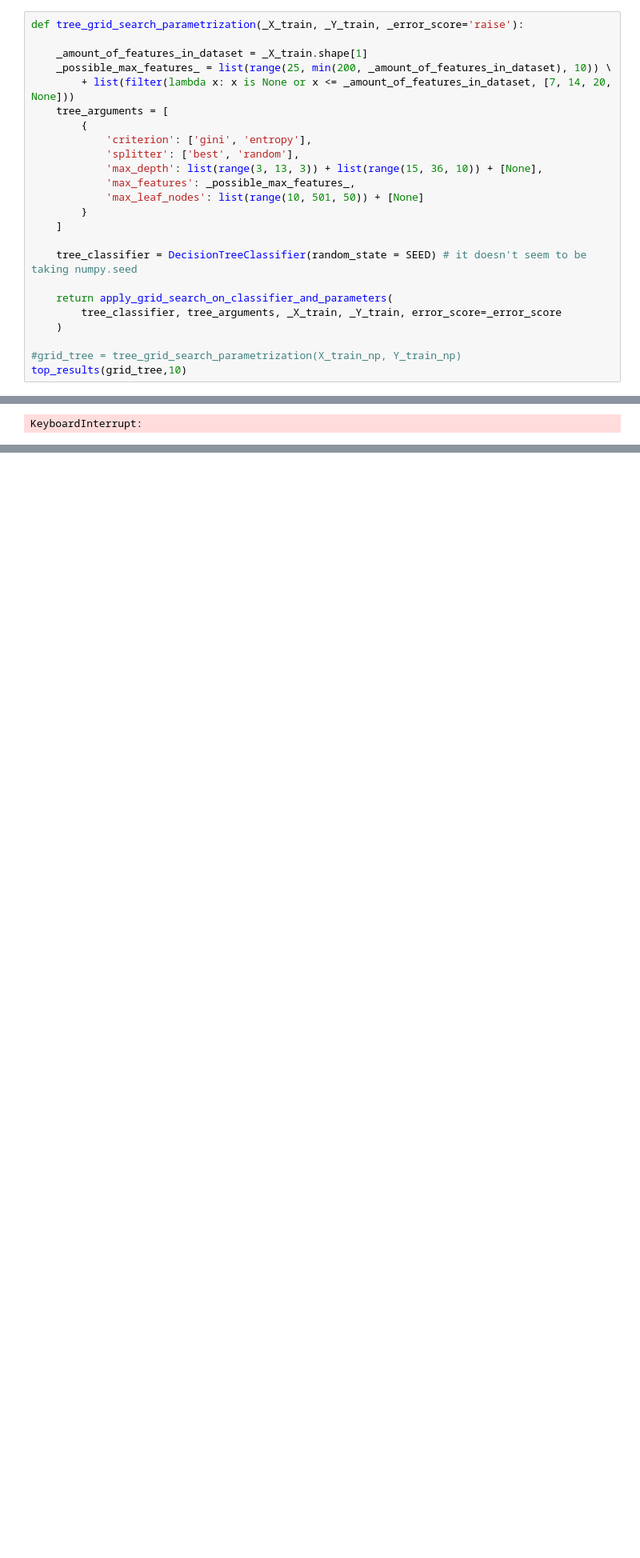
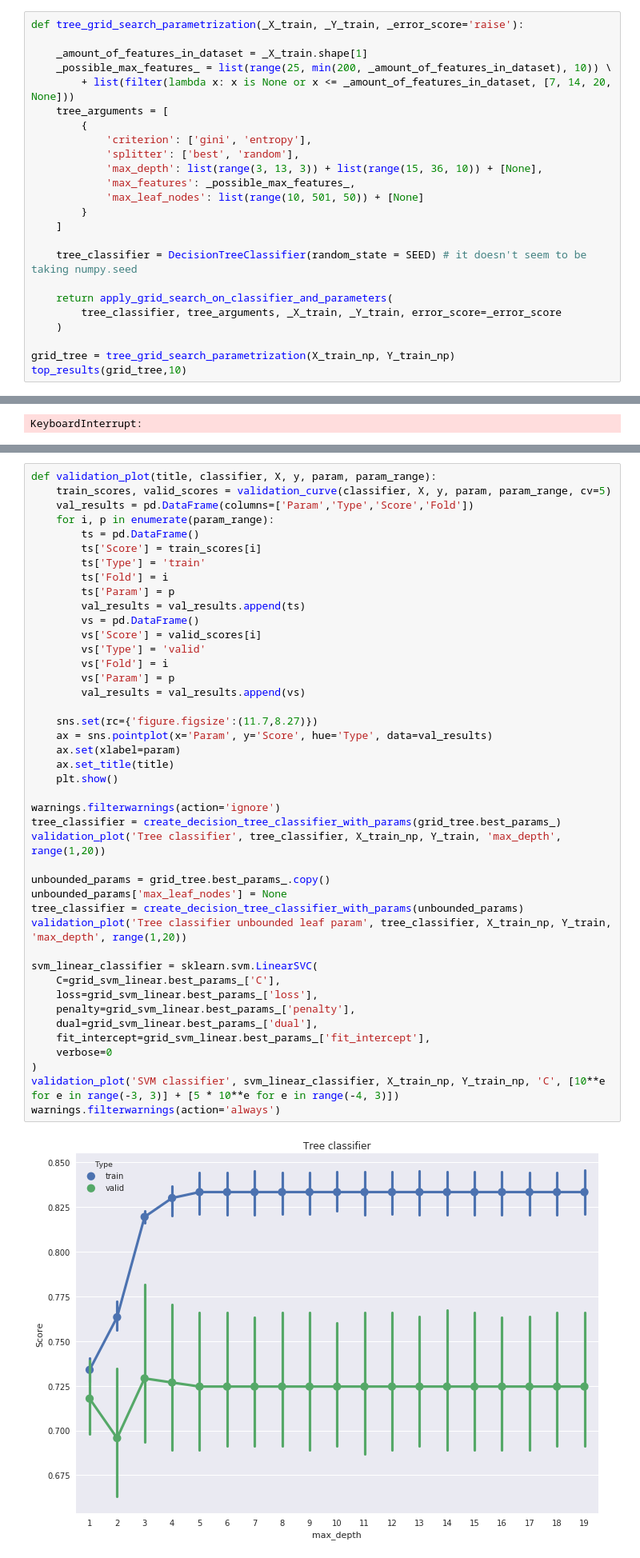
Before and after one commit to BrianBohe/aa-notebooks, a Jupyter notebook: TP1/TP1.ipynb, the cells around one changed output, grey strips where cells are left out. Shown at 80% size. Cells and saved outputs as stored; diff of their text form; blank space fills up the shorter version.

```diff
--- a/TP1/TP1.ipynb
+++ b/TP1/TP1.ipynb
@@ -438,5 +439,5 @@ def tree_grid_search_parametrization(_X_train, _Y_train, _error_score='raise'):
         tree_classifier, tree_arguments, _X_train, _Y_train, error_score=_error_score
     )
 
-#grid_tree = tree_grid_search_parametrization(X_train_np, Y_train_np)
+grid_tree = tree_grid_search_parametrization(X_train_np, Y_train_np)
 top_results(grid_tree,10)
@@ -1149,3 +1396,48 @@ En este punto, se pide inspeccionar dos de sus mejores modelos encontrados hasta
 
 
 ----
+# %%
+def validation_plot(title, classifier, X, y, param, param_range):
+    train_scores, valid_scores = validation_curve(classifier, X, y, param, param_range, cv=5)
+    val_results = pd.DataFrame(columns=['Param','Type','Score','Fold'])
+    for i, p in enumerate(param_range):
+        ts = pd.DataFrame()
+        ts['Score'] = train_scores[i]
+        ts['Type'] = 'train'
+        ts['Fold'] = i
+        ts['Param'] = p
+        val_results = val_results.append(ts)
+        vs = pd.DataFrame()
+        vs['Score'] = valid_scores[i]
+        vs['Type'] = 'valid'
+        vs['Fold'] = i
+        vs['Param'] = p
+        val_results = val_results.append(vs)
+
+    sns.set(rc={'figure.figsize':(11.7,8.27)})
+    ax = sns.pointplot(x='Param', y='Score', hue='Type', data=val_results)
+    ax.set(xlabel=param)
+    ax.set_title(title)
+    plt.show()
+
+warnings.filterwarnings(action='ignore')
+tree_classifier = create_decision_tree_classifier_with_params(grid_tree.best_params_)
+validation_plot('Tree classifier', tree_classifier, X_train_np, Y_train, 'max_depth', range(1,20))
+
+unbounded_params = grid_tree.best_params_.copy()
+unbounded_params['max_leaf_nodes'] = None
+tree_classifier = create_decision_tree_classifier_with_params(unbounded_params)
+validation_plot('Tree classifier unbounded leaf param', tree_classifier, X_train_np, Y_train, 'max_depth', range(1,20))
+
+svm_linear_classifier = sklearn.svm.LinearSVC(
+    C=grid_svm_linear.best_params_['C'],
+    loss=grid_svm_linear.best_params_['loss'],
+    penalty=grid_svm_linear.best_params_['penalty'],
+    dual=grid_svm_linear.best_params_['dual'],
+    fit_intercept=grid_svm_linear.best_params_['fit_intercept'],
+    verbose=0
+)
+validation_plot('SVM classifier', svm_linear_classifier, X_train_np, Y_train_np, 'C', [10**e for e in range(-3, 3)] + [5 * 10**e for e in range(-4, 3)])
+warnings.filterwarnings(action='always')
+# %% [output]
+[figure, added]
```
Also changed, not shown: parts of 14 cells of this notebook.
